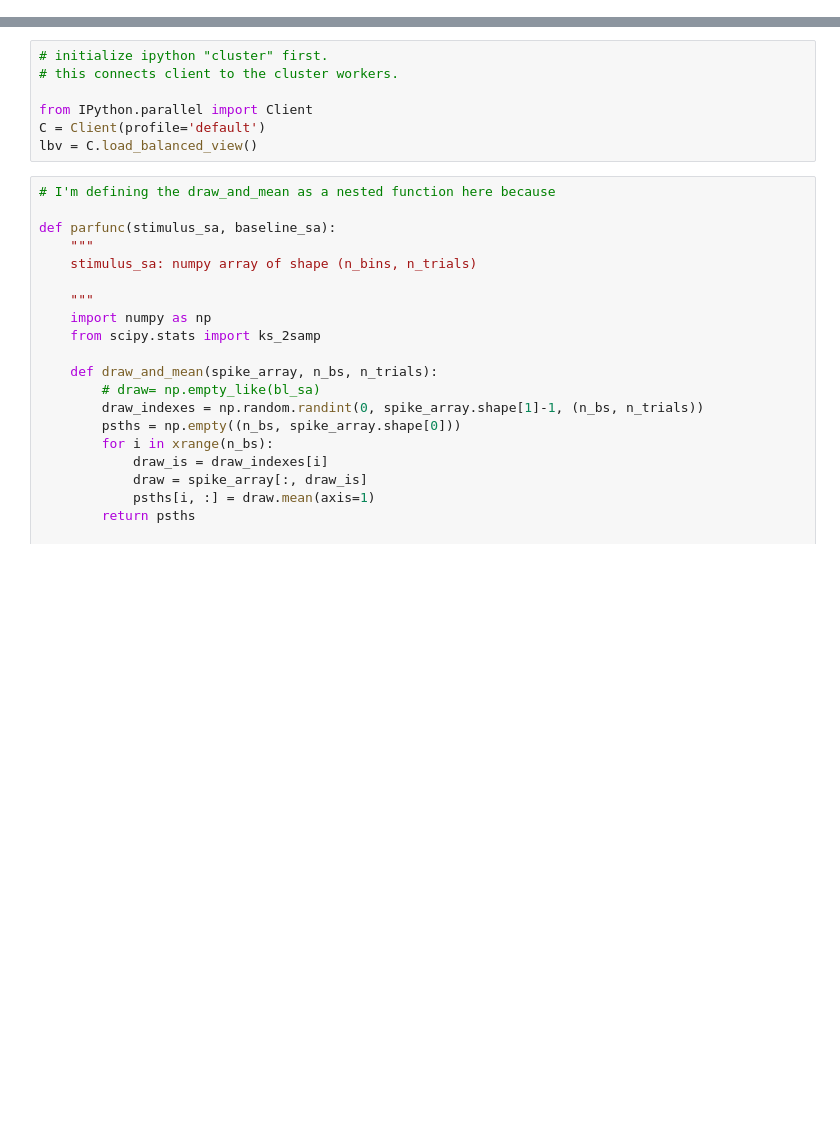
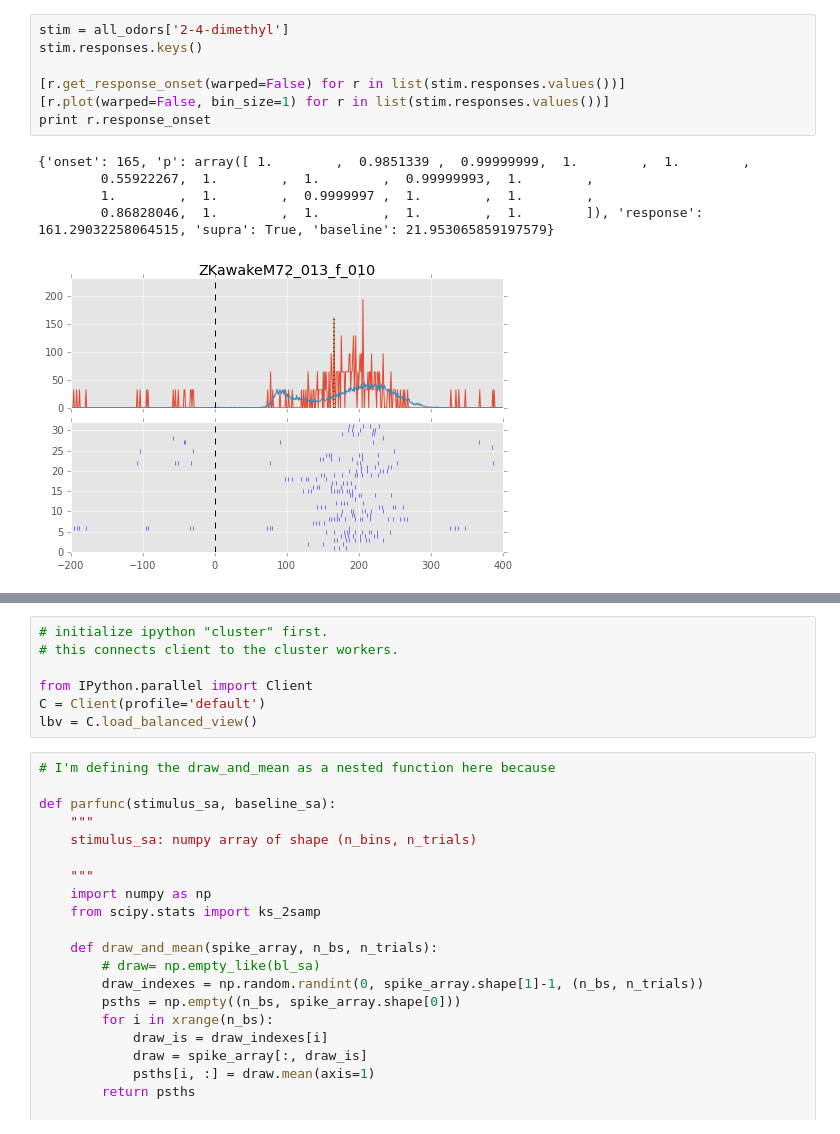
Before and after one commit to zekearneodo/ephys-tools, a Jupyter notebook: ephysScripts/latency.ipynb, the cells around one changed output, grey strips where cells are left out. Drawn from its saved outputs; the diff is of its cells as text; blank space fills up the shorter version.

```diff
--- a/ephysScripts/latency.ipynb
+++ b/ephysScripts/latency.ipynb
@@ -74,0 +132,13 @@ print a
+# %%
+stim = all_odors['2-4-dimethyl']
+stim.responses.keys()
+
+[r.get_response_onset(warped=False) for r in list(stim.responses.values())]
+[r.plot(warped=False, bin_size=1) for r in list(stim.responses.values())]
+print r.response_onset
+# %% [output]
+{'onset': 165, 'p': array([ 1.        ,  0.9851339 ,  0.99999999,  1.        ,  1.        ,
+        0.55922267,  1.        ,  1.        ,  0.99999993,  1.        ,
+        1.        ,  1.        ,  0.9999997 ,  1.        ,  1.        ,
+        0.86828046,  1.        ,  1.        ,  1.        ,  1.        ]), 'response': 161.29032258064515, 'supra': True, 'baseline': 21.953065859197579}
+[figure, added]
```
Also changed, not shown: parts of 24 cells of this notebook, 3 other files.
